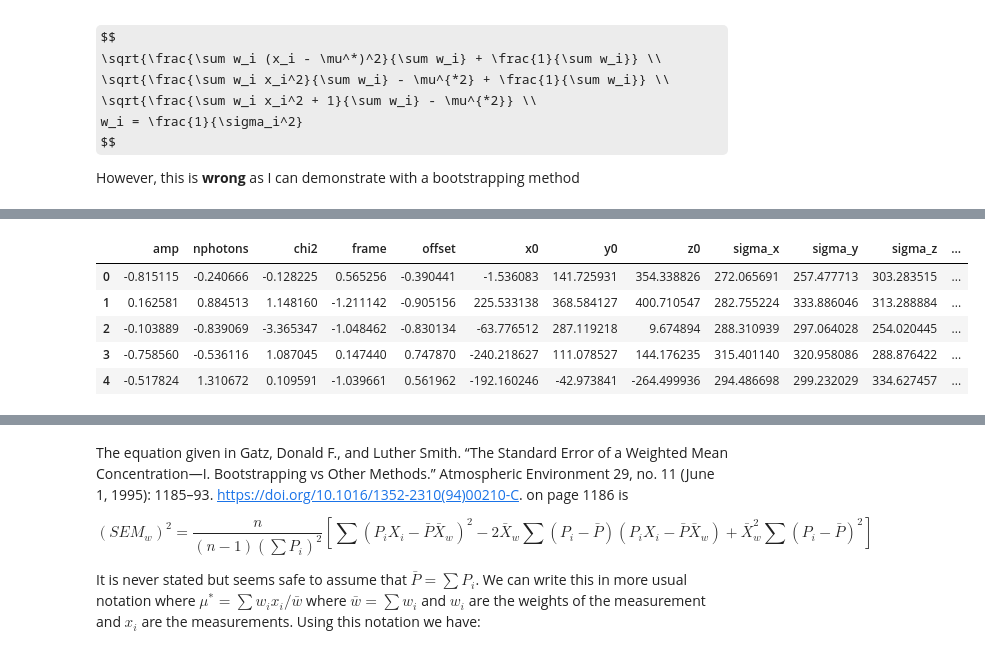
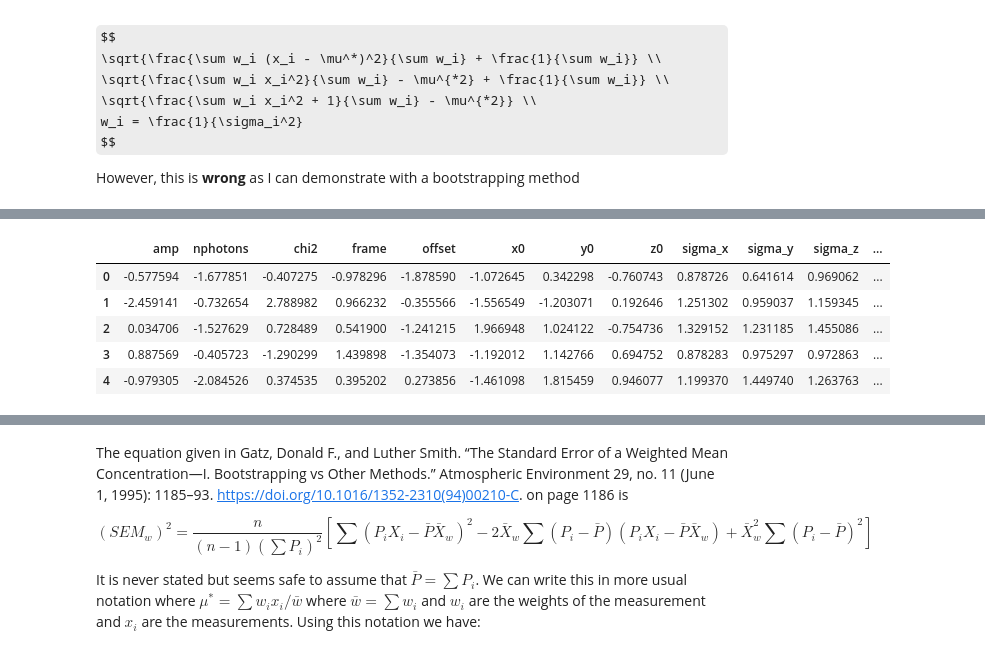
Before and after one commit to david-hoffman/pyPALM, a Jupyter notebook: notebooks/Aggregation Algorithm Development.ipynb, the cells around one changed output, grey strips where cells are left out. Saved outputs shown, nothing was run; the diff lists cells and outputs as text; code cells hidden in the pictures; some formulas as TeX source.

```diff
--- a/notebooks/Aggregation Algorithm Development.ipynb
+++ b/notebooks/Aggregation Algorithm Development.ipynb
@@ -103,37 +113,37 @@ However, this is **wrong** as I can demonstrate with a bootstrapping method
 # %%
 # generate data
 columns = ["amp", "nphotons", "chi2", "frame", "offset"]
 
 sigmas = ["sigma_" + c for c in "xyz"]
 coords = [c + "0" for c in "xyz"]
 
 num_localizations = 1000000
 
 columns += coords + sigmas
 # uniformly distributed data (space)
 # data = np.random.rand(num_localizations, len(columns)) - 0.5
 # normally distributed data (space)
 data = np.random.randn(num_localizations, len(columns))
 data = pd.DataFrame(data, columns=columns)
 # split into 1000 random groups
-# data["group_id"] = np.arange(len(data)) // 100
-data["group_id"] = (np.random.randn(num_localizations) * 100).astype(int)
+data["group_id"] = np.arange(len(data)) // 100
+# data["group_id"] = (np.random.randn(num_localizations) * 100).astype(int)
 # data["group_id"] = np.random.randint(1000, size=num_localizations)
 
 # equal weights
 # data[sigmas] = 1
 # non-equal weights
-data[sigmas] = np.random.chisquare(300, size= (num_localizations, 3))
+data[sigmas] = np.random.chisquare(30, size=(num_localizations, 3)) / 30
 # this places coordinates according to their localization position
 data[coords] *= data[sigmas].values
 data.head()
 # %% [output]
 |  | amp | nphotons | chi2 | frame | offset | x0 | y0 | z0 | sigma_x | sigma_y | sigma_z | ... |
-| 0 | -0.815115 | -0.240666 | -0.128225 | 0.565256 | -0.390441 | -1.536083 | 141.725931 | 354.338826 | 272.065691 | 257.477713 | 303.283515 | ... |
-| 1 | 0.162581 | 0.884513 | 1.148160 | -1.211142 | -0.905156 | 225.533138 | 368.584127 | 400.710547 | 282.755224 | 333.886046 | 313.288884 | ... |
-| 2 | -0.103889 | -0.839069 | -3.365347 | -1.048462 | -0.830134 | -63.776512 | 287.119218 | 9.674894 | 288.310939 | 297.064028 | 254.020445 | ... |
-| 3 | -0.758560 | -0.536116 | 1.087045 | 0.147440 | 0.747870 | -240.218627 | 111.078527 | 144.176235 | 315.401140 | 320.958086 | 288.876422 | ... |
-| 4 | -0.517824 | 1.310672 | 0.109591 | -1.039661 | 0.561962 | -192.160246 | -42.973841 | -264.499936 | 294.486698 | 299.232029 | 334.627457 | ... |
+| 0 | -0.577594 | -1.677851 | -0.407275 | -0.978296 | -1.878590 | -1.072645 | 0.342298 | -0.760743 | 0.878726 | 0.641614 | 0.969062 | ... |
+| 1 | -2.459141 | -0.732654 | 2.788982 | 0.966232 | -0.355566 | -1.556549 | -1.203071 | 0.192646 | 1.251302 | 0.959037 | 1.159345 | ... |
+| 2 | 0.034706 | -1.527629 | 0.728489 | 0.541900 | -1.241215 | 1.966948 | 1.024122 | -0.754736 | 1.329152 | 1.231185 | 1.455086 | ... |
+| 3 | 0.887569 | -0.405723 | -1.290299 | 1.439898 | -1.354073 | -1.192012 | 1.142766 | 0.694752 | 0.878283 | 0.975297 | 0.972863 | ... |
+| 4 | -0.979305 | -2.084526 | 0.374535 | 0.395202 | 0.273856 | -1.461098 | 1.815459 | 0.946077 | 1.199370 | 1.449740 | 1.263763 | ... |
 # %%
 data[sigmas].hist(bins=32)
 data[coords].hist(bins=32)
```
Also changed, not shown: parts of 20 cells of this notebook, 42 other files.
